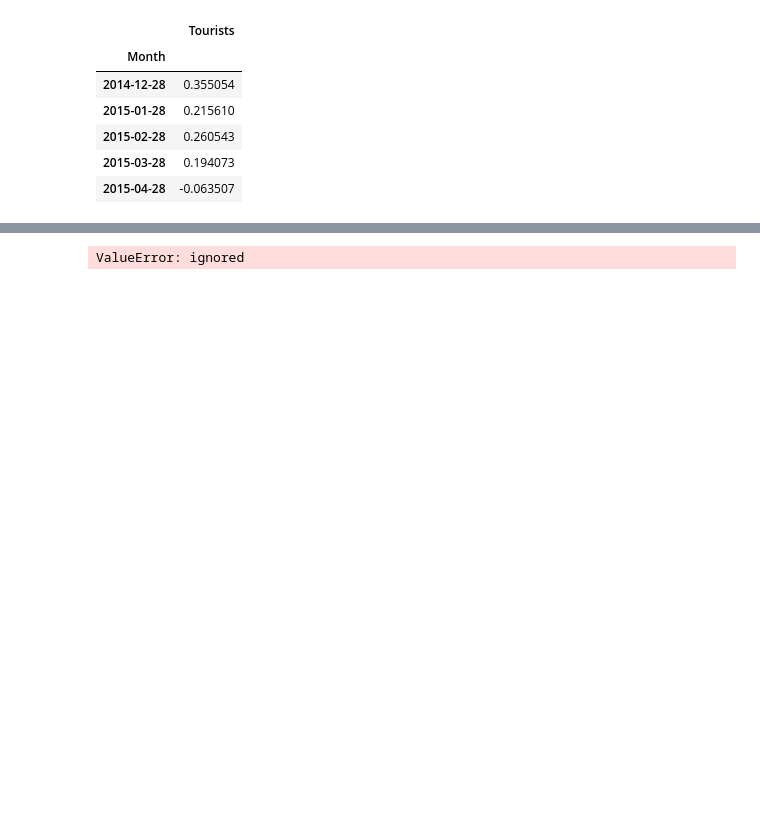
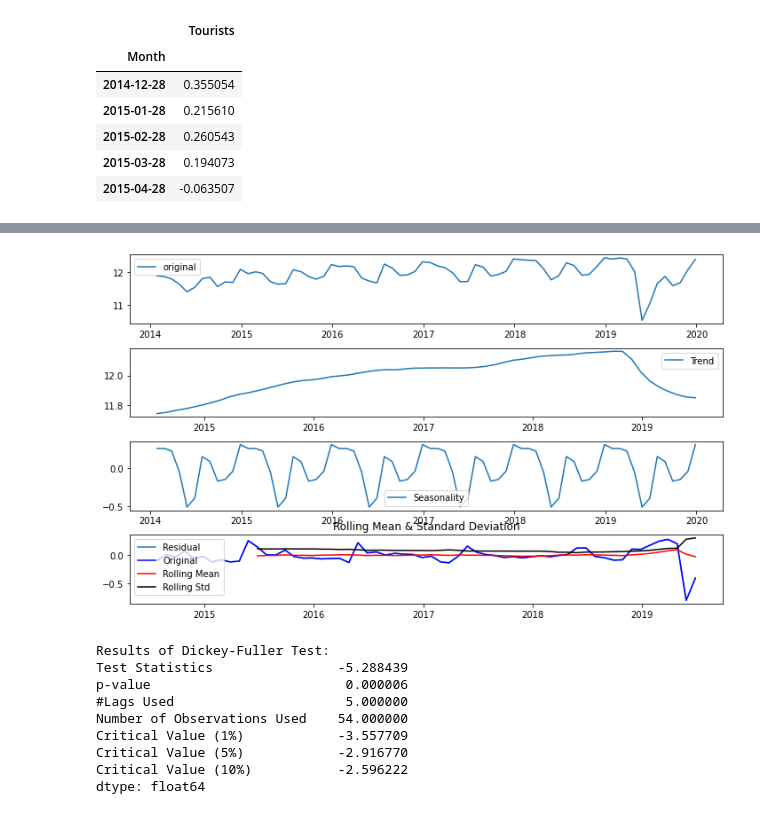
Before and after one commit to HarshaniDil/Tourist_prediction, a Jupyter notebook: NewTourism.ipynb, the cells around one changed output, grey strips where cells are left out. Cells and saved outputs as stored; diff of their text form; code cells hidden in the pictures; blank space fills up the shorter version.

```diff
--- a/NewTourism.ipynb
+++ b/NewTourism.ipynb
@@ -204,31 +211,40 @@ dtype: float64
 # %%
 
 from statsmodels.tsa.seasonal import seasonal_decompose
-decomposition = seasonal_decompose(indexedDataset_logScale)
+decomposition = seasonal_decompose(indexedDataset_logScale, freq = 12)
 
 trend = decomposition.trend
 seasonal = decomposition.seasonal
 residual = decomposition.resid
 
 plt.subplot(411)
 plt.plot(indexedDataset_logScale, label="original")
 plt.legend(loc='best')
 plt.subplot(412)
 plt.plot(trend, label='Trend')
 plt.legend(loc='best')
 plt.subplot(413)
 plt.plot(seasonal,label='Seasonality')
 plt.legend(loc='best')
 plt.subplot(414)
 plt.plot(residual, label='Residual')
 plt.legend(loc='best')
 plt.tight_layout()
 
 decomposedLogData = residual
 decomposedLogData.dropna(inplace=True)
 test_stationarity(decomposedLogData)
 # %% [output]
+[figure, added]
-ValueError: ignored
+Results of Dickey-Fuller Test:
+Test Statistics                -5.288439
+p-value                         0.000006
+#Lags Used                      5.000000
+Number of Observations Used    54.000000
+Critical Value (1%)            -3.557709
+Critical Value (5%)            -2.916770
+Critical Value (10%)           -2.596222
+dtype: float64
 # %%
 decomposedLogData = residual
 decomposedLogData.dropna(inplace=True)
```
Also changed, not shown: parts of 25 cells of this notebook.
